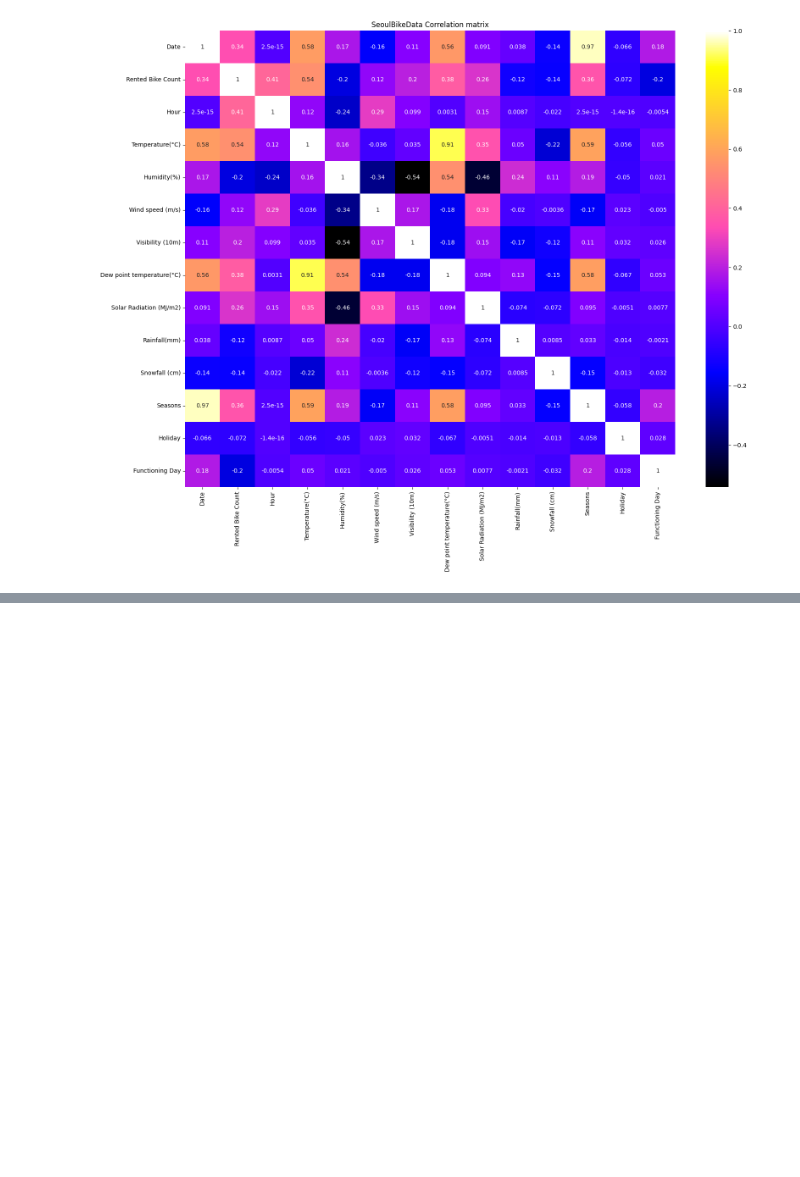
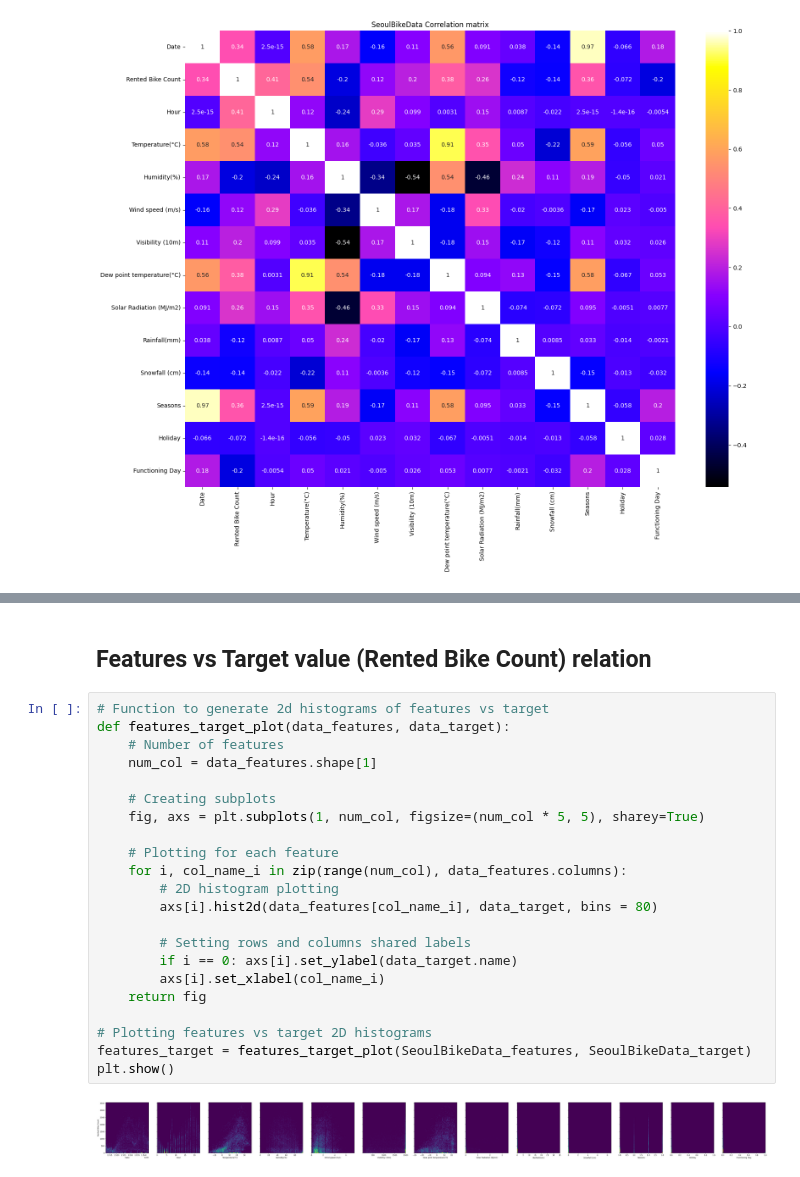
Before and after one commit to IvanGomez37/Final-Project-FoML, a Jupyter notebook: seoul_bike.ipynb, the cells around one changed output, grey strips where cells are left out. Cells and saved outputs as stored; diff of their text form; blank space fills up the shorter version.

```diff
--- a/seoul_bike.ipynb
+++ b/seoul_bike.ipynb
@@ -140,0 +187,26 @@ plt.show()
+# %% [markdown]
+## Features vs Target value (Rented Bike Count) relation
+# %%
+# Function to generate 2d histograms of features vs target
+def features_target_plot(data_features, data_target):
+    # Number of features
+    num_col = data_features.shape[1]
+
+    # Creating subplots
+    fig, axs = plt.subplots(1, num_col, figsize=(num_col * 5, 5), sharey=True)
+
+    # Plotting for each feature
+    for i, col_name_i in zip(range(num_col), data_features.columns):
+        # 2D histogram plotting
+        axs[i].hist2d(data_features[col_name_i], data_target, bins = 80)
+
+        # Setting rows and columns shared labels
+        if i == 0: axs[i].set_ylabel(data_target.name)
+        axs[i].set_xlabel(col_name_i)
+    return fig
+
+# Plotting features vs target 2D histograms
+features_target = features_target_plot(SeoulBikeData_features, SeoulBikeData_target)
+plt.show()
+# %% [output]
+[figure, added]
```
Also changed, not shown: parts of 19 cells of this notebook.
